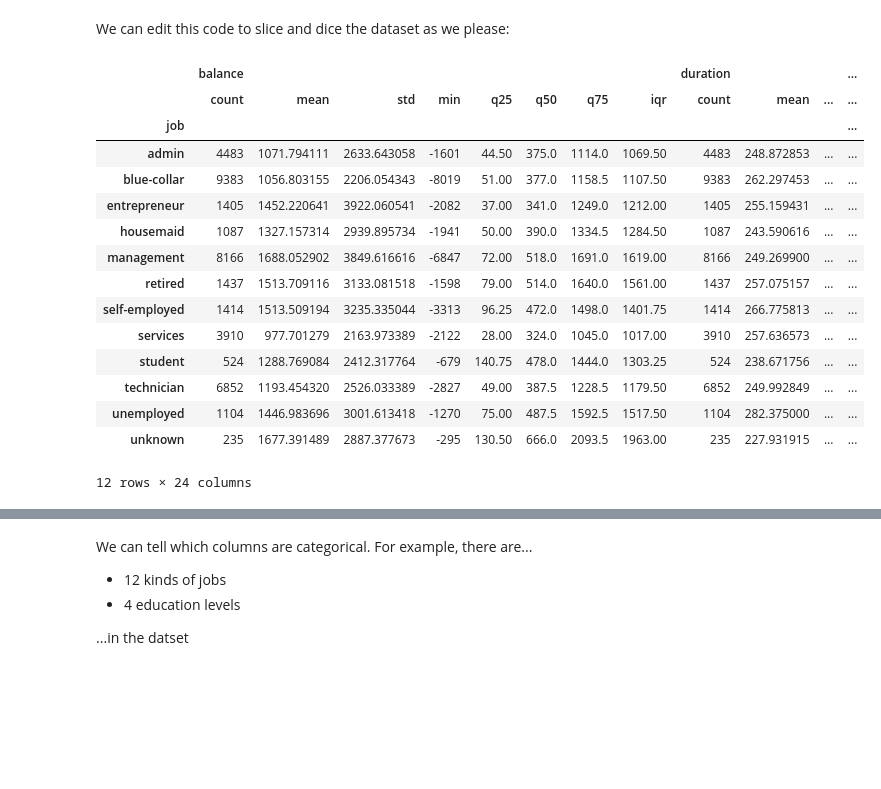
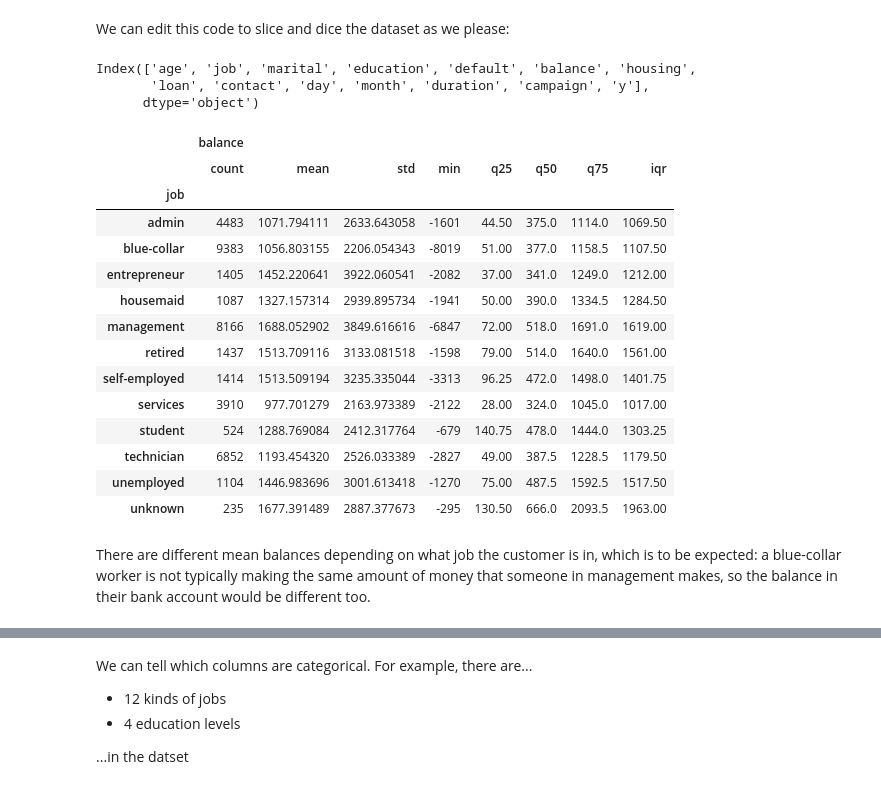
Before and after one commit to sralter/term_deposit_marketing, a Jupyter notebook: term_deposit_marketing.ipynb, the cells around one changed output, grey strips where cells are left out. Cells and saved outputs as stored; diff of their text form; code cells hidden in the pictures; blank space fills up the shorter version.

```diff
--- a/term_deposit_marketing.ipynb
+++ b/term_deposit_marketing.ipynb
@@ -192,33 +192,50 @@ def iqr(x):
     return q75(x)-q25(x)
 # %% [markdown]
 We can edit this code to slice and dice the dataset as we please:
+# %%
+df.columns
+# %% [output]
+Index(['age', 'job', 'marital', 'education', 'default', 'balance', 'housing',
+       'loan', 'contact', 'day', 'month', 'duration', 'campaign', 'y'],
+      dtype='object')
 # %%
 groupby_list=['count','mean','std','min',q25,q50,q75,iqr]
 df.groupby([
-    'job'
+    # 'age',
+    'job',
+    # 'marital',
+    # 'education',
+    # 'default',
+    # 'housing',
+    # 'loan',
+    # 'contact',
+    # 'day',
+    # 'month',
+    # 'y'
 ]).agg(
     {
         'balance':groupby_list,
-        'duration':groupby_list,
-        'campaign':groupby_list
+        # 'duration':groupby_list,
+        # 'campaign':groupby_list
     })
 # %% [output]
-|  | balance |  |  |  |  |  |  |  | duration |  |  | ... |
-|  | count | mean | std | min | q25 | q50 | q75 | iqr | count | mean | ... | ... |
-| job |  |  |  |  |  |  |  |  |  |  |  | ... |
-| admin | 4483 | 1071.794111 | 2633.643058 | -1601 | 44.50 | 375.0 | 1114.0 | 1069.50 | 4483 | 248.872853 | ... | ... |
-| blue-collar | 9383 | 1056.803155 | 2206.054343 | -8019 | 51.00 | 377.0 | 1158.5 | 1107.50 | 9383 | 262.297453 | ... | ... |
-| entrepreneur | 1405 | 1452.220641 | 3922.060541 | -2082 | 37.00 | 341.0 | 1249.0 | 1212.00 | 1405 | 255.159431 | ... | ... |
-| housemaid | 1087 | 1327.157314 | 2939.895734 | -1941 | 50.00 | 390.0 | 1334.5 | 1284.50 | 1087 | 243.590616 | ... | ... |
-| management | 8166 | 1688.052902 | 3849.616616 | -6847 | 72.00 | 518.0 | 1691.0 | 1619.00 | 8166 | 249.269900 | ... | ... |
-| retired | 1437 | 1513.709116 | 3133.081518 | -1598 | 79.00 | 514.0 | 1640.0 | 1561.00 | 1437 | 257.075157 | ... | ... |
-| self-employed | 1414 | 1513.509194 | 3235.335044 | -3313 | 96.25 | 472.0 | 1498.0 | 1401.75 | 1414 | 266.775813 | ... | ... |
-| services | 3910 | 977.701279 | 2163.973389 | -2122 | 28.00 | 324.0 | 1045.0 | 1017.00 | 3910 | 257.636573 | ... | ... |
-| student | 524 | 1288.769084 | 2412.317764 | -679 | 140.75 | 478.0 | 1444.0 | 1303.25 | 524 | 238.671756 | ... | ... |
-| technician | 6852 | 1193.454320 | 2526.033389 | -2827 | 49.00 | 387.5 | 1228.5 | 1179.50 | 6852 | 249.992849 | ... | ... |
-| unemployed | 1104 | 1446.983696 | 3001.613418 | -1270 | 75.00 | 487.5 | 1592.5 | 1517.50 | 1104 | 282.375000 | ... | ... |
-| unknown | 235 | 1677.391489 | 2887.377673 | -295 | 130.50 | 666.0 | 2093.5 | 1963.00 | 235 | 227.931915 | ... | ... |
+|  | balance |  |  |  |  |  |  |  |
+|  | count | mean | std | min | q25 | q50 | q75 | iqr |
+| job |  |  |  |  |  |  |  |  |
+| admin | 4483 | 1071.794111 | 2633.643058 | -1601 | 44.50 | 375.0 | 1114.0 | 1069.50 |
+| blue-collar | 9383 | 1056.803155 | 2206.054343 | -8019 | 51.00 | 377.0 | 1158.5 | 1107.50 |
+| entrepreneur | 1405 | 1452.220641 | 3922.060541 | -2082 | 37.00 | 341.0 | 1249.0 | 1212.00 |
+| housemaid | 1087 | 1327.157314 | 2939.895734 | -1941 | 50.00 | 390.0 | 1334.5 | 1284.50 |
+| management | 8166 | 1688.052902 | 3849.616616 | -6847 | 72.00 | 518.0 | 1691.0 | 1619.00 |
+| retired | 1437 | 1513.709116 | 3133.081518 | -1598 | 79.00 | 514.0 | 1640.0 | 1561.00 |
+| self-employed | 1414 | 1513.509194 | 3235.335044 | -3313 | 96.25 | 472.0 | 1498.0 | 1401.75 |
+| services | 3910 | 977.701279 | 2163.973389 | -2122 | 28.00 | 324.0 | 1045.0 | 1017.00 |
+| student | 524 | 1288.769084 | 2412.317764 | -679 | 140.75 | 478.0 | 1444.0 | 1303.25 |
+| technician | 6852 | 1193.454320 | 2526.033389 | -2827 | 49.00 | 387.5 | 1228.5 | 1179.50 |
+| unemployed | 1104 | 1446.983696 | 3001.613418 | -1270 | 75.00 | 487.5 | 1592.5 | 1517.50 |
+| unknown | 235 | 1677.391489 | 2887.377673 | -295 | 130.50 | 666.0 | 2093.5 | 1963.00 |
-12 rows × 24 columns
+# %% [markdown]
+There are different mean balances depending on what job the customer is in, which is to be expected: a blue-collar worker is not typically making the same amount of money that someone in management makes, so the balance in their bank account would be different too.
 # %%
 # create dictionary of unique values
 dict_unique={col:df[col].nunique() for col in df.columns}
```
Also changed, not shown: parts of 13 cells of this notebook.
